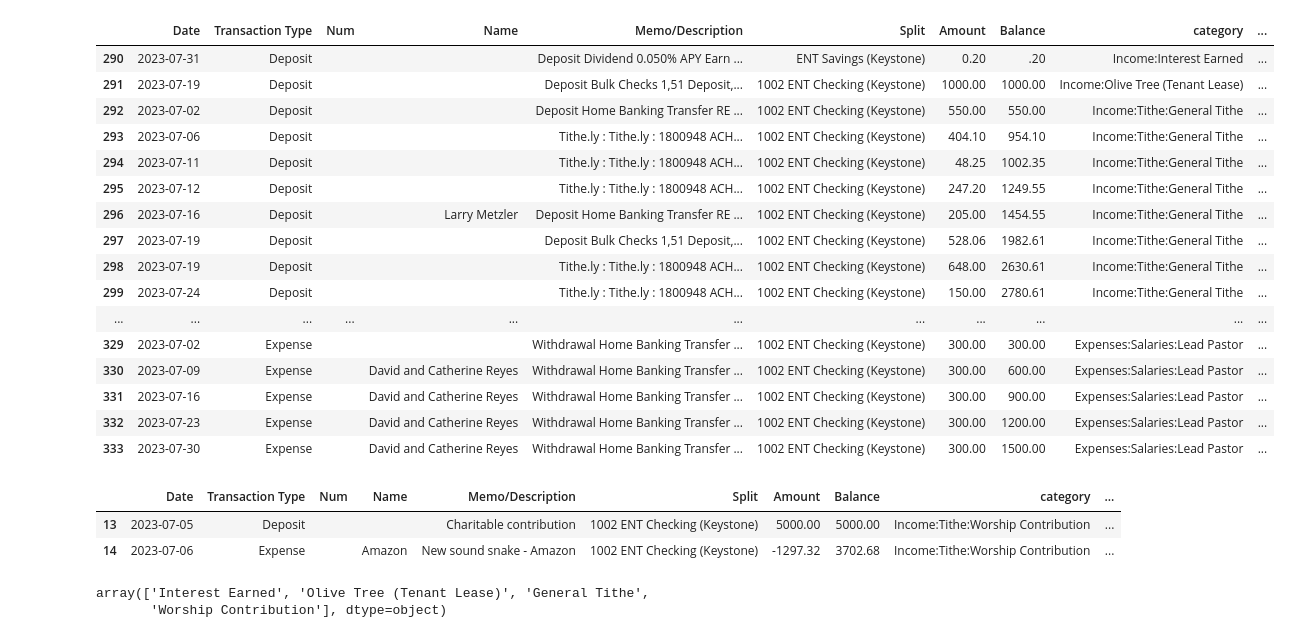
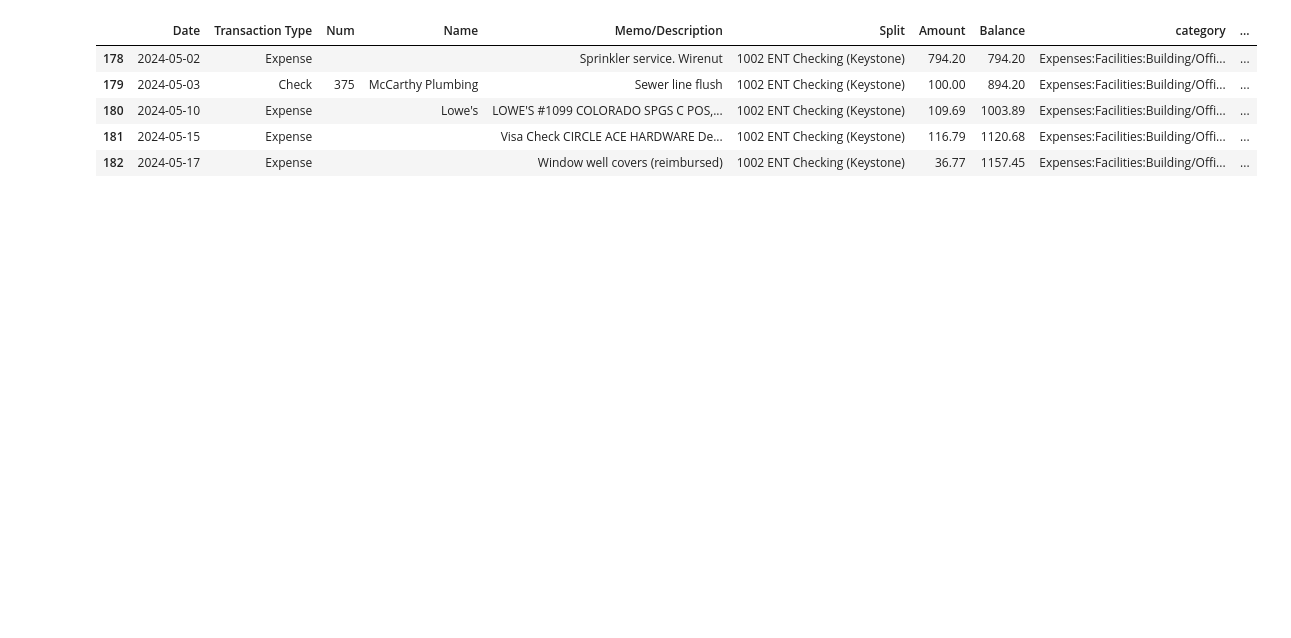
Before and after one commit to keaturner55/ChurchFinance, a Jupyter notebook: src/notebook/qb_monthly_report.ipynb, the cells around one changed output. Drawn from its saved outputs; the diff is of its cells as text; code cells hidden in the pictures; blank space fills up the shorter version.

```diff
--- a/src/notebook/qb_monthly_report.ipynb
+++ b/src/notebook/qb_monthly_report.ipynb
@@ -124,33 +124,11 @@ all_totals.sort_values("Amount", ascending=False)
 # %%
 special_account = qbdf[qbdf['item']=='Worship Contribution']
 # %%
-qbdf.loc[qbdf['Cate']]
+expenses.loc[expenses['item']=='Repair and Maintenance']
 # %% [output]
 |  | Date | Transaction Type | Num | Name | Memo/Description | Split | Amount | Balance | category | ... |
-| 290 | 2023-07-31 | Deposit |  |  | Deposit Dividend 0.050% APY Earn ... | ENT Savings (Keystone) | 0.20 | .20 | Income:Interest Earned | ... |
-| 291 | 2023-07-19 | Deposit |  |  | Deposit Bulk Checks 1,51 Deposit,... | 1002 ENT Checking (Keystone) | 1000.00 | 1000.00 | Income:Olive Tree (Tenant Lease) | ... |
-| 292 | 2023-07-02 | Deposit |  |  | Deposit Home Banking Transfer RE ... | 1002 ENT Checking (Keystone) | 550.00 | 550.00 | Income:Tithe:General Tithe | ... |
-| 293 | 2023-07-06 | Deposit |  |  | Tithe.ly : Tithe.ly : 1800948 ACH... | 1002 ENT Checking (Keystone) | 404.10 | 954.10 | Income:Tithe:General Tithe | ... |
-| 294 | 2023-07-11 | Deposit |  |  | Tithe.ly : Tithe.ly : 1800948 ACH... | 1002 ENT Checking (Keystone) | 48.25 | 1002.35 | Income:Tithe:General Tithe | ... |
-| 295 | 2023-07-12 | Deposit |  |  | Tithe.ly : Tithe.ly : 1800948 ACH... | 1002 ENT Checking (Keystone) | 247.20 | 1249.55 | Income:Tithe:General Tithe | ... |
-| 296 | 2023-07-16 | Deposit |  | Larry Metzler | Deposit Home Banking Transfer RE ... | 1002 ENT Checking (Keystone) | 205.00 | 1454.55 | Income:Tithe:General Tithe | ... |
-| 297 | 2023-07-19 | Deposit |  |  | Deposit Bulk Checks 1,51 Deposit,... | 1002 ENT Checking (Keystone) | 528.06 | 1982.61 | Income:Tithe:General Tithe | ... |
-| 298 | 2023-07-19 | Deposit |  |  | Tithe.ly : Tithe.ly : 1800948 ACH... | 1002 ENT Checking (Keystone) | 648.00 | 2630.61 | Income:Tithe:General Tithe | ... |
-| 299 | 2023-07-24 | Deposit |  |  | Tithe.ly : Tithe.ly : 1800948 ACH... | 1002 ENT Checking (Keystone) | 150.00 | 2780.61 | Income:Tithe:General Tithe | ... |
-| ... | ... | ... | ... | ... | ... | ... | ... | ... | ... | ... |
-| 329 | 2023-07-02 | Expense |  |  | Withdrawal Home Banking Transfer ... | 1002 ENT Checking (Keystone) | 300.00 | 300.00 | Expenses:Salaries:Lead Pastor | ... |
-| 330 | 2023-07-09 | Expense |  | David and Catherine Reyes | Withdrawal Home Banking Transfer ... | 1002 ENT Checking (Keystone) | 300.00 | 600.00 | Expenses:Salaries:Lead Pastor | ... |
-| 331 | 2023-07-16 | Expense |  | David and Catherine Reyes | Withdrawal Home Banking Transfer ... | 1002 ENT Checking (Keystone) | 300.00 | 900.00 | Expenses:Salaries:Lead Pastor | ... |
-| 332 | 2023-07-23 | Expense |  | David and Catherine Reyes | Withdrawal Home Banking Transfer ... | 1002 ENT Checking (Keystone) | 300.00 | 1200.00 | Expenses:Salaries:Lead Pastor | ... |
-| 333 | 2023-07-30 | Expense |  | David and Catherine Reyes | Withdrawal Home Banking Transfer ... | 1002 ENT Checking (Keystone) | 300.00 | 1500.00 | Expenses:Salaries:Lead Pastor | ... |
+| 178 | 2024-05-02 | Expense |  |  | Sprinkler service. Wirenut | 1002 ENT Checking (Keystone) | 794.20 | 794.20 | Expenses:Facilities:Building/Offi... | ... |
+| 179 | 2024-05-03 | Check | 375 | McCarthy Plumbing | Sewer line flush | 1002 ENT Checking (Keystone) | 100.00 | 894.20 | Expenses:Facilities:Building/Offi... | ... |
+| 180 | 2024-05-10 | Expense |  | Lowe's | LOWE'S #1099 COLORADO SPGS C POS,... | 1002 ENT Checking (Keystone) | 109.69 | 1003.89 | Expenses:Facilities:Building/Offi... | ... |
+| 181 | 2024-05-15 | Expense |  |  | Visa Check CIRCLE ACE HARDWARE De... | 1002 ENT Checking (Keystone) | 116.79 | 1120.68 | Expenses:Facilities:Building/Offi... | ... |
+| 182 | 2024-05-17 | Expense |  |  | Window well covers (reimbursed) | 1002 ENT Checking (Keystone) | 36.77 | 1157.45 | Expenses:Facilities:Building/Offi... | ... |
-# %%
-special_account[['Date'],]
-# %% [output]
-|  | Date | Transaction Type | Num | Name | Memo/Description | Split | Amount | Balance | category | ... |
-| 13 | 2023-07-05 | Deposit |  |  | Charitable contribution | 1002 ENT Checking (Keystone) | 5000.00 | 5000.00 | Income:Tithe:Worship Contribution | ... |
-| 14 | 2023-07-06 | Expense |  | Amazon | New sound snake - Amazon | 1002 ENT Checking (Keystone) | -1297.32 | 3702.68 | Income:Tithe:Worship Contribution | ... |
-# %%
-income['item'].unique()
-# %% [output]
-array(['Interest Earned', 'Olive Tree (Tenant Lease)', 'General Tithe',
-       'Worship Contribution'], dtype=object)
```
Also changed, not shown: parts of 5 cells of this notebook, 2 other files.
